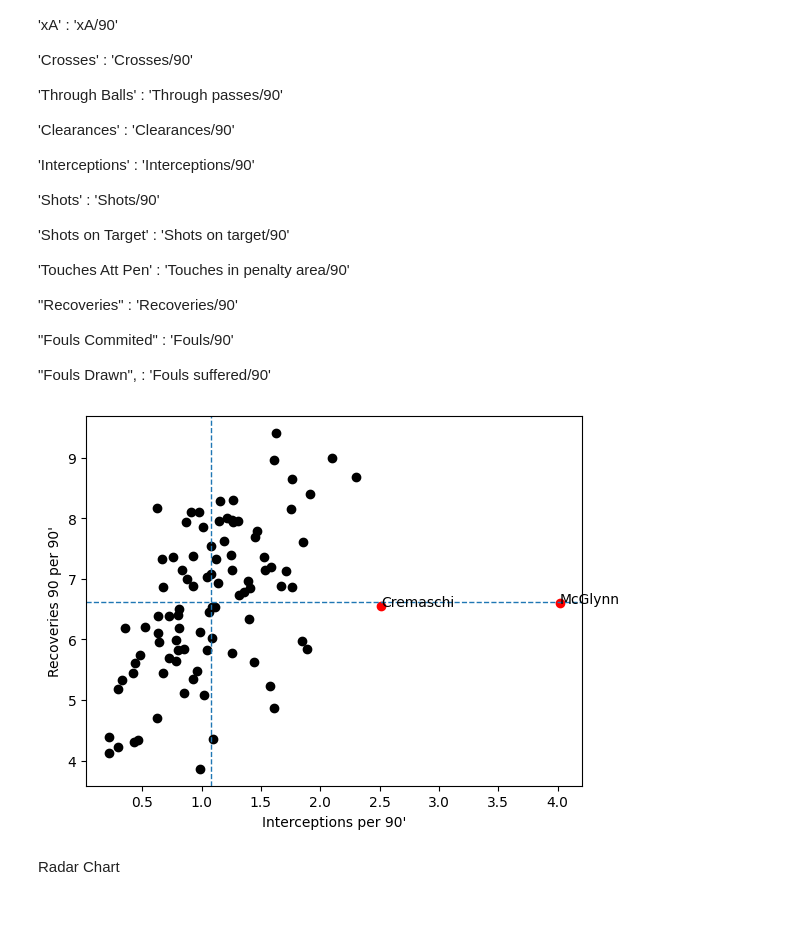
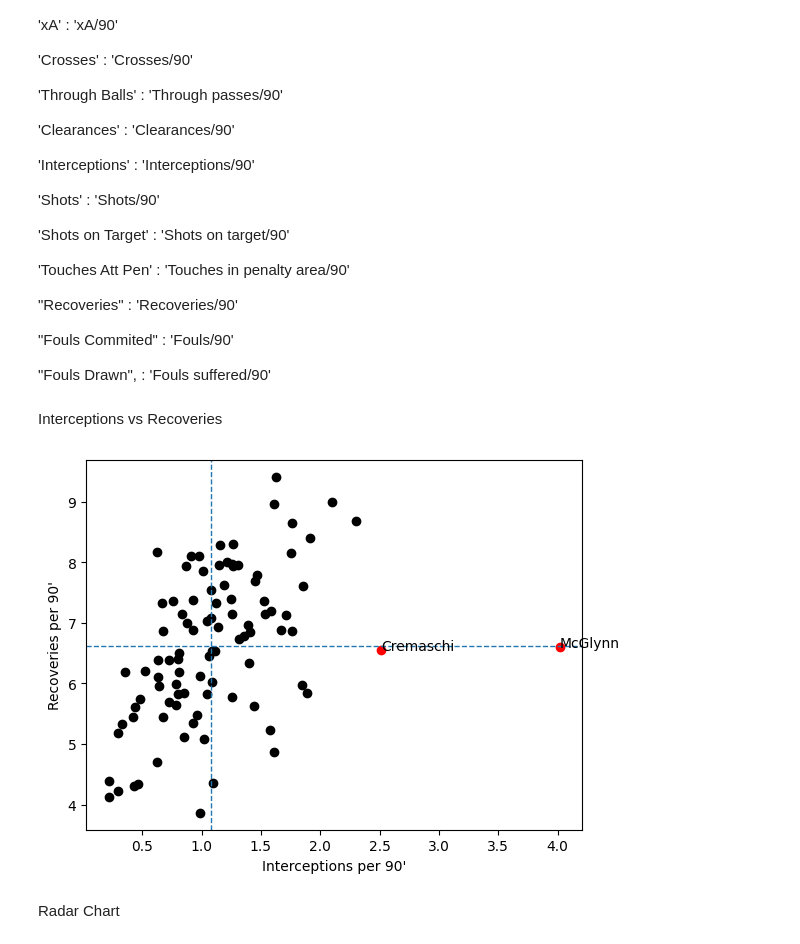
Before and after one commit to Tommy-Las/FootballAnalytics-FinalProject, a Jupyter notebook: player_stats.ipynb, the cells around one changed output. Saved outputs shown, nothing was run; the diff lists cells and outputs as text; code cells hidden in the pictures; blank space fills up the shorter version.

```diff
--- a/player_stats.ipynb
+++ b/player_stats.ipynb
@@ -144,6 +144,32 @@ def df_all_teams(df, teams, cols):
 
     teams_df = team_data(df_holder, cols)
     return teams_df
+# %%
+def scatter_mls_vs_aca(mls_df, player1_df, player1_team, player2_df, player2_team, metric_mls1, metric_mls2, metric_aca1, metric_aca2):
+
+    x_mls = mls_df[metric_mls1]
+    y_mls = mls_df[metric_mls2]
+
+    fig, ax = plt.subplots()
+    ax.scatter(x_mls, y_mls, color = 'black')
+
+    # add vertical average line
+    ax.axvline(x=np.nanmean(x_mls), linestyle = '--', linewidth = 1)
+    ax.axhline(y=np.nanmean(y_mls), linestyle = '--', linewidth = 1)
+
+    x_aca = [player1_df.loc[player1_team, metric_aca1], player2_df.loc[player2_team, metric_aca1] ]
+    y_aca = [player1_df.loc[player1_team, metric_aca2], player2_df.loc[player2_team, metric_aca2] ]
+    labels = ["Cremaschi", "McGlynn"]
+
+    ax.scatter(x_aca, y_aca, color = 'red')
+
+    for i, txt in enumerate(labels):
+        ax.annotate(txt, (x_aca[i], y_aca[i]))
+
+    plt.xlabel(f"{metric_mls1} per 90'")
+    plt.ylabel(f"{metric_mls2} per 90'")
+
+    plt.show()
 # %% [markdown]
 # Stats for Benjamin Cremaschi
 # %% [markdown]
@@ -926,32 +950,12 @@ MLS / Academy
 "Fouls Commited" : 'Fouls/90'
 
 "Fouls Drawn", : 'Fouls suffered/90'
-# %%
-x_mls = midfielders_df["Interceptions"]
-y_mls = midfielders_df["Recoveries"]
-
-fig, ax = plt.subplots()
-ax.scatter(x_mls, y_mls, color = 'black')
-#add vertical average line
-ax.axvline(x=np.nanmean(x_mls), linestyle = '--', linewidth = 1)
-ax.axhline(y=np.nanmean(y_mls), linestyle = '--', linewidth = 1)
-
-x_aca = [cremaschi_teams_df.loc["Inter Miami II", "Interceptions/90"], mcglynn_teams_df.loc["Philadelphia Union II", "Interceptions/90"] ]
-y_aca = [cremaschi_teams_df.loc["Inter Miami II", "Recoveries/90"], mcglynn_teams_df.loc["Philadelphia Union II", "Recoveries/90"] ]
-labels = ["Cremaschi", "McGlynn"]
-
-ax.scatter(x_aca, y_aca
-            , color = 'red')
-
-for i, txt in enumerate(labels):
-    ax.annotate(txt, (x_aca[i], y_aca[i]))
-
-plt.xlabel("Interceptions per 90'")
-plt.ylabel("Recoveries 90 per 90'")
-
-plt.show()
-# %% [output]
-[figure, removed]
+# %% [markdown]
+Interceptions vs Recoveries
+# %%
+scatter_mls_vs_aca(midfielders_df, cremaschi_teams_df, "Inter Miami II", mcglynn_teams_df, "Philadelphia Union II", "Interceptions", "Recoveries", "Interceptions/90", "Recoveries/90")
+# %% [output]
+[figure, added]
 # %% [markdown]
 Radar Chart
 # %%
```
Also changed, not shown: parts of 3 cells of this notebook.
